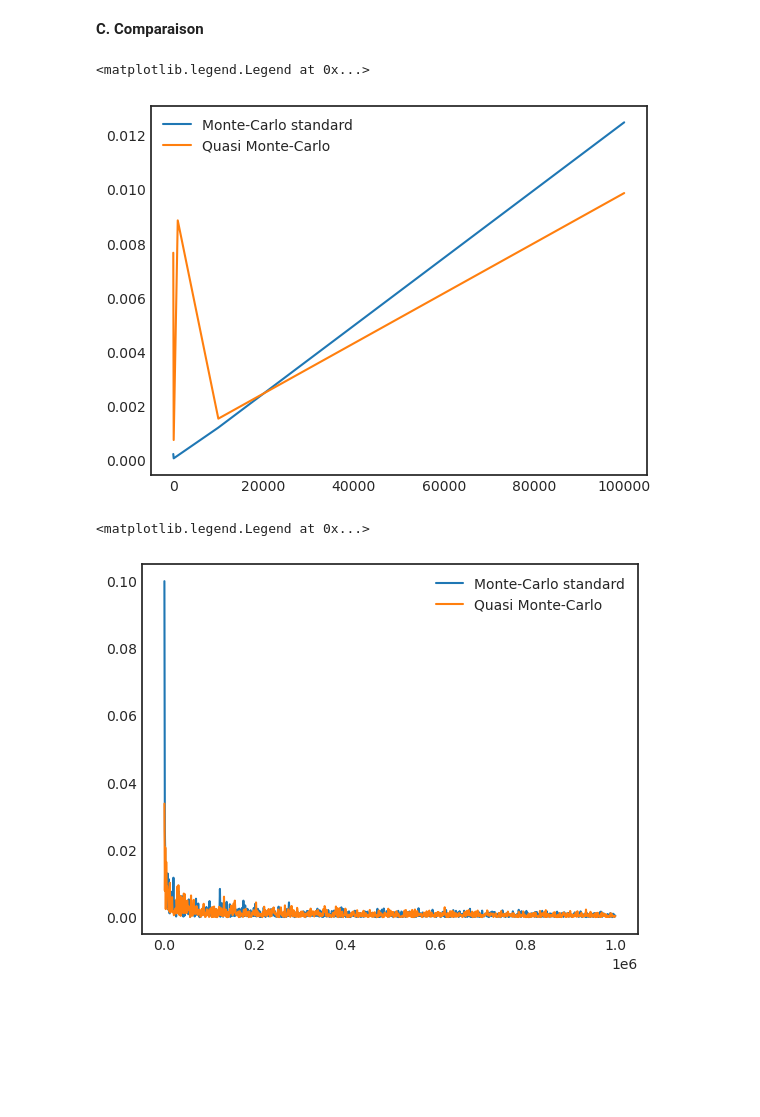
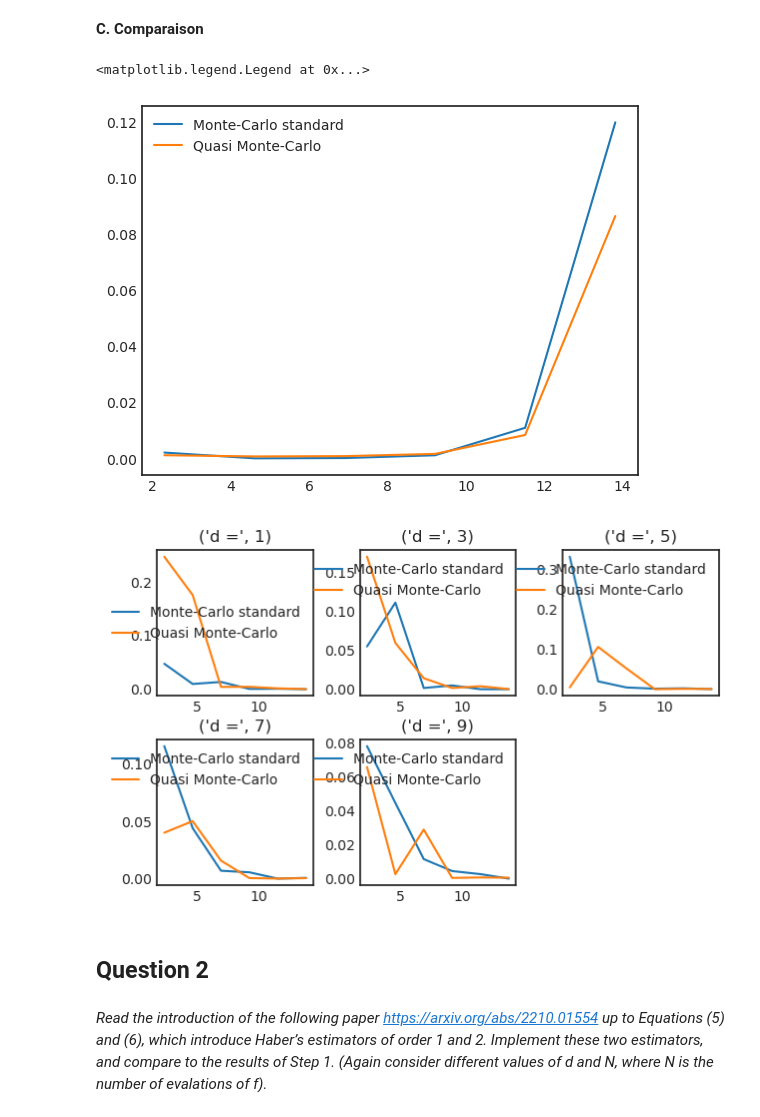
Before and after one commit to mchabrol/Monte-carlo, a Jupyter notebook: ProjetStrat.ipynb, the cells around one changed output. Saved outputs shown, nothing was run; the diff lists cells and outputs as text; code cells hidden in the pictures; blank space fills up the shorter version.

```diff
--- a/ProjetStrat.ipynb
+++ b/ProjetStrat.ipynb
@@ -47,7 +51,7 @@ QuasiMonteCarlo(f, N = 10000000, d = 3)
 **C. Comparaison**
 # %%
 #Temps de calcul
-NN = np.array([10, 100, 1000, 10000, 100000])
+NN = np.array([10, 100, 1000, 10000, 100000, 1000000])
 
 tempsMCstandard = []
 tempsQMC = []
@@ -63,32 +67,38 @@ for n in NN :
     end_time = time.time()
     tempsQMC.append(end_time - start_time)
 
-plt.plot(NN,tempsMCstandard)
-plt.plot(NN,tempsQMC)
+plt.plot(np.log(NN),tempsMCstandard)
+plt.plot(np.log(NN),tempsQMC)
 plt.legend(['Monte-Carlo standard', 'Quasi Monte-Carlo'])
 # %% [output]
 <matplotlib.legend.Legend at 0x...>
-[figure, old version]
+[figure, new version]
 # %%
 #Précision
-NN = np.array([10, 100, 1000, 10000, 100000])
-NN = np.arange(100, 1000000, 1000)
+NN = np.array([10, 100, 1000, 10000, 100000, 1000000])
+DD = np.arange(1,10,2)
 
-precisionMCstandard = []
-precisionQMC = []
+l = 1
+for d in DD:
+    precisionMCstandard = []
+    precisionQMC = []
+    for n in NN :
+        y_predict = MonteCarlo(f, N = n, d = d) #Appel de la fonction
+        precisionMCstandard.append(np.abs(1-y_predict))
 
-for n in NN :
-    y_predict = MonteCarlo(f, N = n, d = 3) #Appel de la fonction
-    precisionMCstandard.append(np.abs(1-y_predict))
+        y_predict = MonteCarlo(f, N = n, d = d) #Appel de la fonction
+        precisionQMC.append(np.abs(1-y_predict))
 
-    y_predict = MonteCarlo(f, N = n, d = 3) #Appel de la fonction
-    precisionQMC.append(np.abs(1-y_predict))
+    plt.subplot(2,3,l)
+    plt.plot(np.log(NN),precisionMCstandard)
+    plt.plot(np.log(NN),precisionQMC)
+    plt.legend(['Monte-Carlo standard', 'Quasi Monte-Carlo'])
+    plt.title(('d =', d))
+    l+=1
 
-plt.plot(NN,precisionMCstandard)
-plt.plot(NN,precisionQMC)
-plt.legend(['Monte-Carlo standard', 'Quasi Monte-Carlo'])
+plt.gcf().subplots_adjust(left = 0.02, bottom = 0.2, right = 0.9, top = 0.9, wspace = 0.3, hspace = 0.3)
+#plt.figure(figsize = (20, 10))
 # %% [output]
-<matplotlib.legend.Legend at 0x...>
-[figure, old version]
+[figure, new version]
 # %%
 #comparaisons à améliorer
@@ -95,0 +105,7 @@ plt.legend(['Monte-Carlo standard', 'Quasi Monte-Carlo'])
+# %% [markdown]
+## Question 2
+# %% [markdown]
+*Read the introduction of the following paper https://arxiv.org/abs/2210.01554
+up to Equations (5) and (6), which introduce Haber’s estimators of order 1 and
+2. Implement these two estimators, and compare to the results of Step 1. (Again
+consider different values of d and N, where N is the number of evalations of f).*
```
Also changed, not shown: parts of 2 cells of this notebook.
